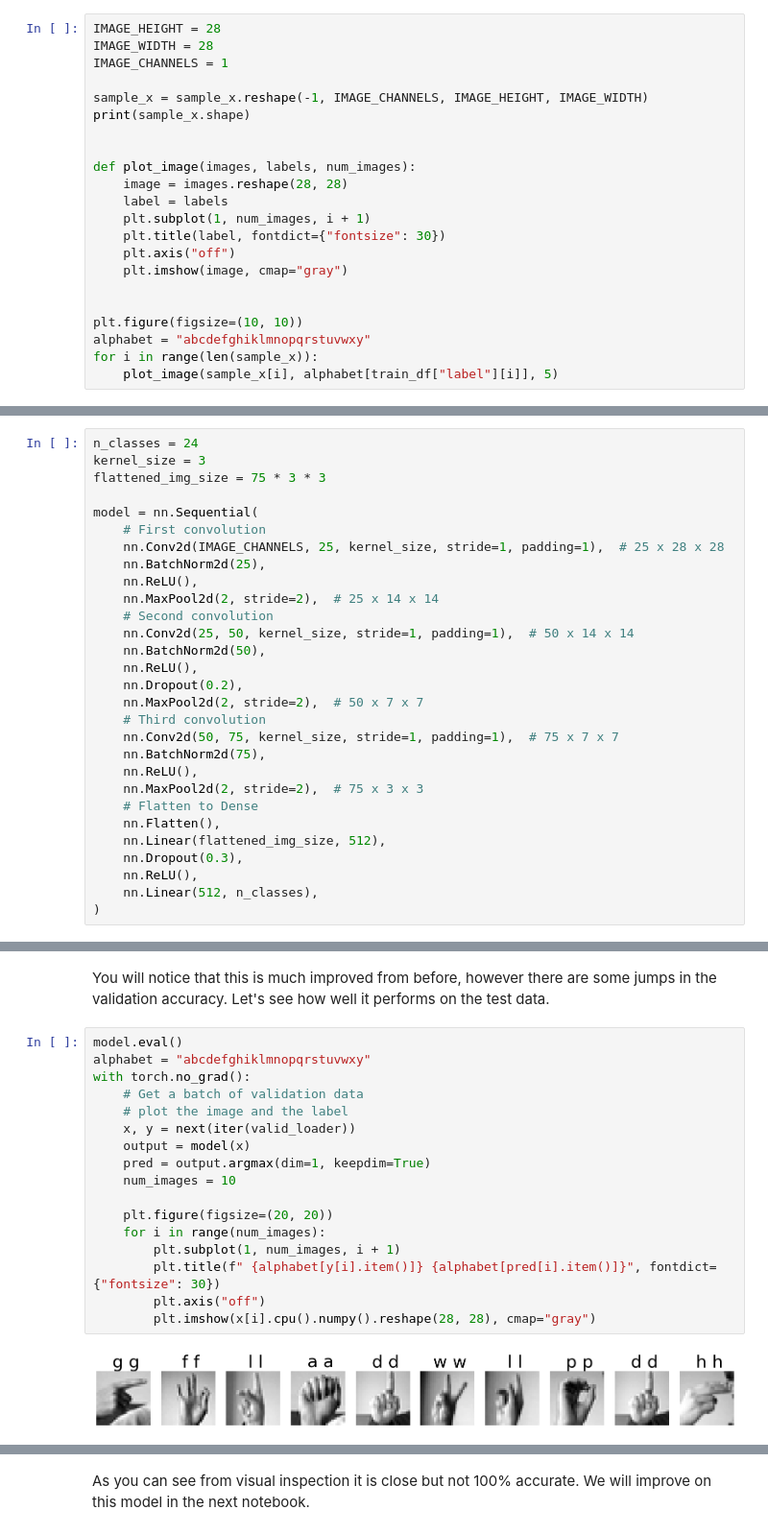
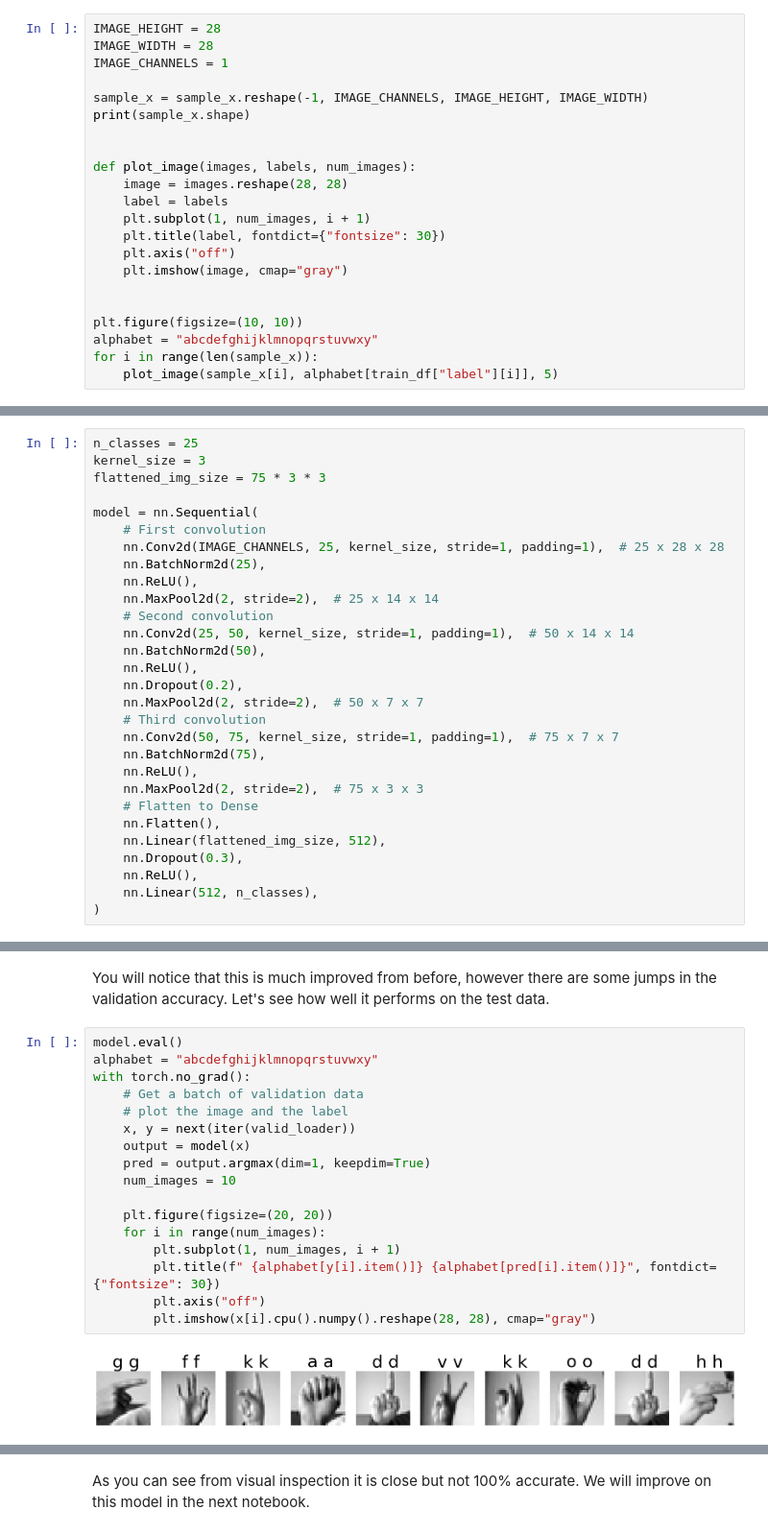
Before and after one commit to NCCA/SEForMedia, a Jupyter notebook: ASL/ASLPart2CNN.ipynb, the cells around one changed output, grey strips where cells are left out. Shown at 96% size. Drawn from its saved outputs; the diff is of its cells as text.

```diff
--- a/ASL/ASLPart2CNN.ipynb
+++ b/ASL/ASLPart2CNN.ipynb
@@ -81,7 +81,7 @@ def plot_image(images, labels, num_images):
 
 
 plt.figure(figsize=(10, 10))
-alphabet = "abcdefghiklmnopqrstuvwxy"
+alphabet = "abcdefghijklmnopqrstuvwxy"
 for i in range(len(sample_x)):
     plot_image(sample_x[i], alphabet[train_df["label"][i]], 5)
 # %% [output]
@@ -162,7 +162,7 @@ The overall structure of our CNN is going to be as follows :
 
 We can build this as follows with our Sequential model:
 # %%
-n_classes = 24
+n_classes = 25
 kernel_size = 3
 flattened_img_size = 75 * 3 * 3
 
@@ -362,21 +362,21 @@ Valid - Loss: 25.8660 Accuracy: 0.9228
 You will notice that this is much improved from before, however there are some jumps in the validation accuracy. Let's see how well it performs on the test data.
 # %%
 model.eval()
-alphabet = "abcdefghiklmnopqrstuvwxy"
+alphabet = "abcdefghijklmnopqrstuvwxy"
 with torch.no_grad():
     # Get a batch of validation data
     # plot the image and the label
     x, y = next(iter(valid_loader))
     output = model(x)
     pred = output.argmax(dim=1, keepdim=True)
     num_images = 10
 
     plt.figure(figsize=(20, 20))
     for i in range(num_images):
         plt.subplot(1, num_images, i + 1)
         plt.title(f" {alphabet[y[i].item()]} {alphabet[pred[i].item()]}", fontdict={"fontsize": 30})
         plt.axis("off")
         plt.imshow(x[i].cpu().numpy().reshape(28, 28), cmap="gray")
 # %% [output]
-[figure, old version]
+[figure, new version]
 # %% [markdown]
```
Also changed, not shown: parts of 5 cells of this notebook, 2 other files.
